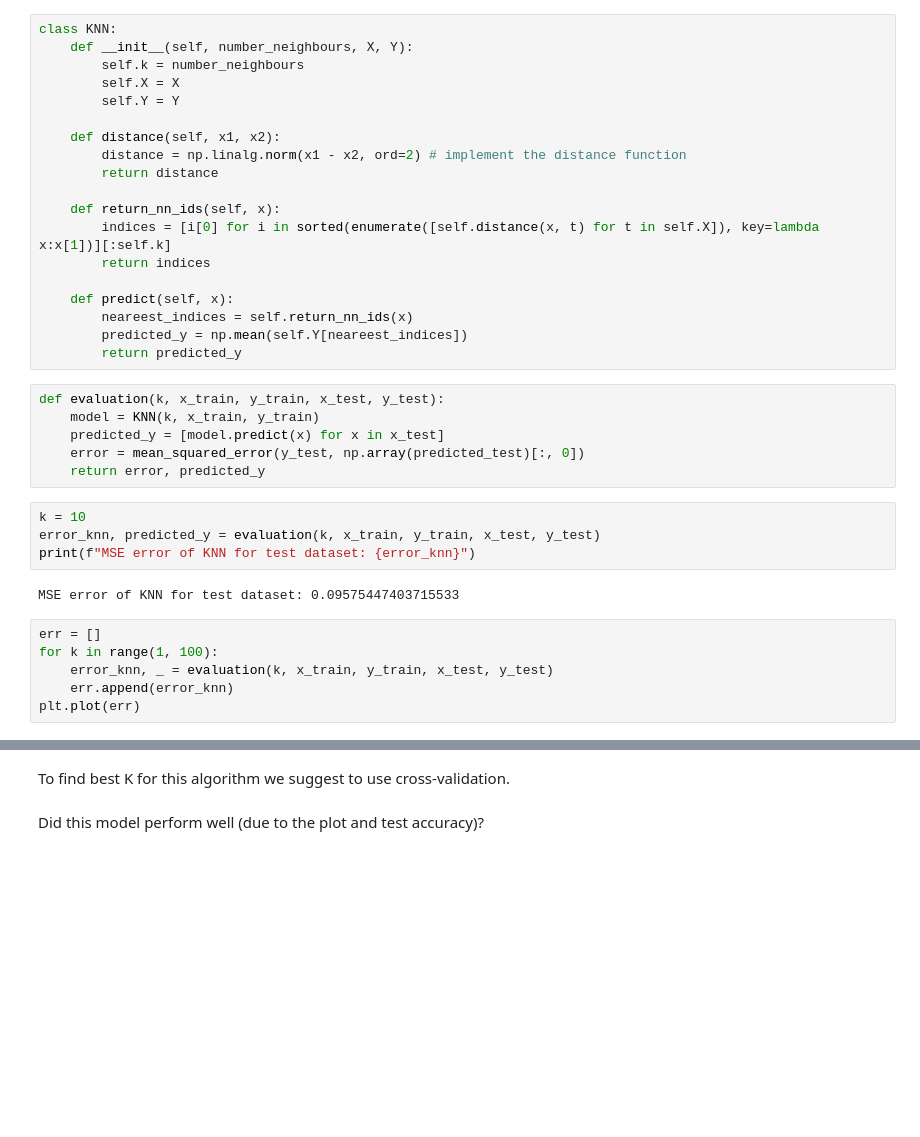
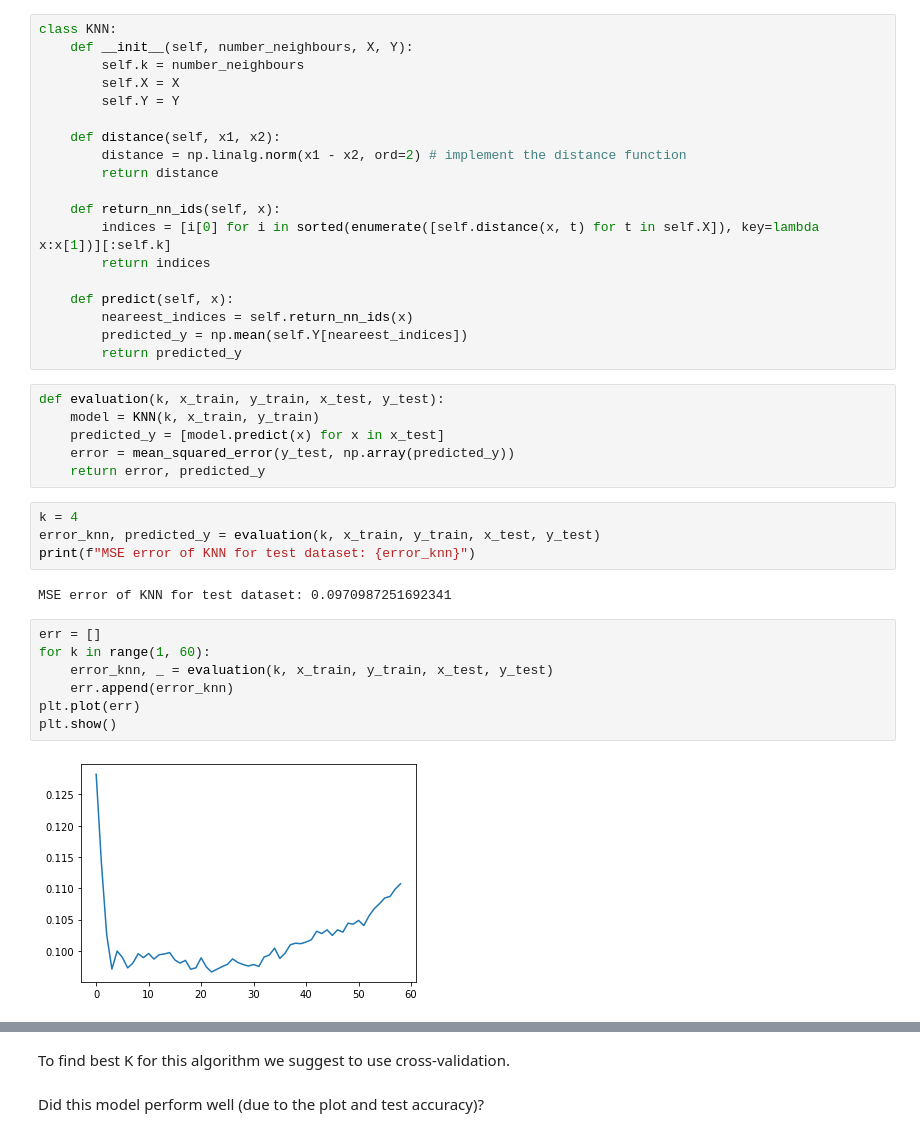
Before and after one commit to saeedzou/Deep-Learning-Assignments-2022, a Jupyter notebook: Assignment 1/DL2022-HW1-P3.ipynb, the cells around one changed output, grey strips where cells are left out. Cells and saved outputs as stored; diff of their text form; blank space fills up the shorter version.

```diff
--- a/Assignment 1/DL2022-HW1-P3.ipynb
+++ b/Assignment 1/DL2022-HW1-P3.ipynb
@@ -180,20 +180,23 @@ class KNN:
 def evaluation(k, x_train, y_train, x_test, y_test):
     model = KNN(k, x_train, y_train)
     predicted_y = [model.predict(x) for x in x_test]
-    error = mean_squared_error(y_test, np.array(predicted_test)[:, 0])
+    error = mean_squared_error(y_test, np.array(predicted_y))
     return error, predicted_y
 # %%
-k = 10
+k = 4
 error_knn, predicted_y = evaluation(k, x_train, y_train, x_test, y_test)
 print(f"MSE error of KNN for test dataset: {error_knn}")
 # %% [output]
-MSE error of KNN for test dataset: 0.09575447403715533
+MSE error of KNN for test dataset: 0.0970987251692341
 # %%
 err = []
-for k in range(1, 100):
+for k in range(1, 60):
     error_knn, _ = evaluation(k, x_train, y_train, x_test, y_test)
     err.append(error_knn)
 plt.plot(err)
+plt.show()
+# %% [output]
+[figure, added]
 # %%
 plt.scatter(x_test, y_test, c="blue")
 plt.scatter(x_test, predicted_y, c="red")
```
Also changed, not shown: parts of 5 cells of this notebook.
